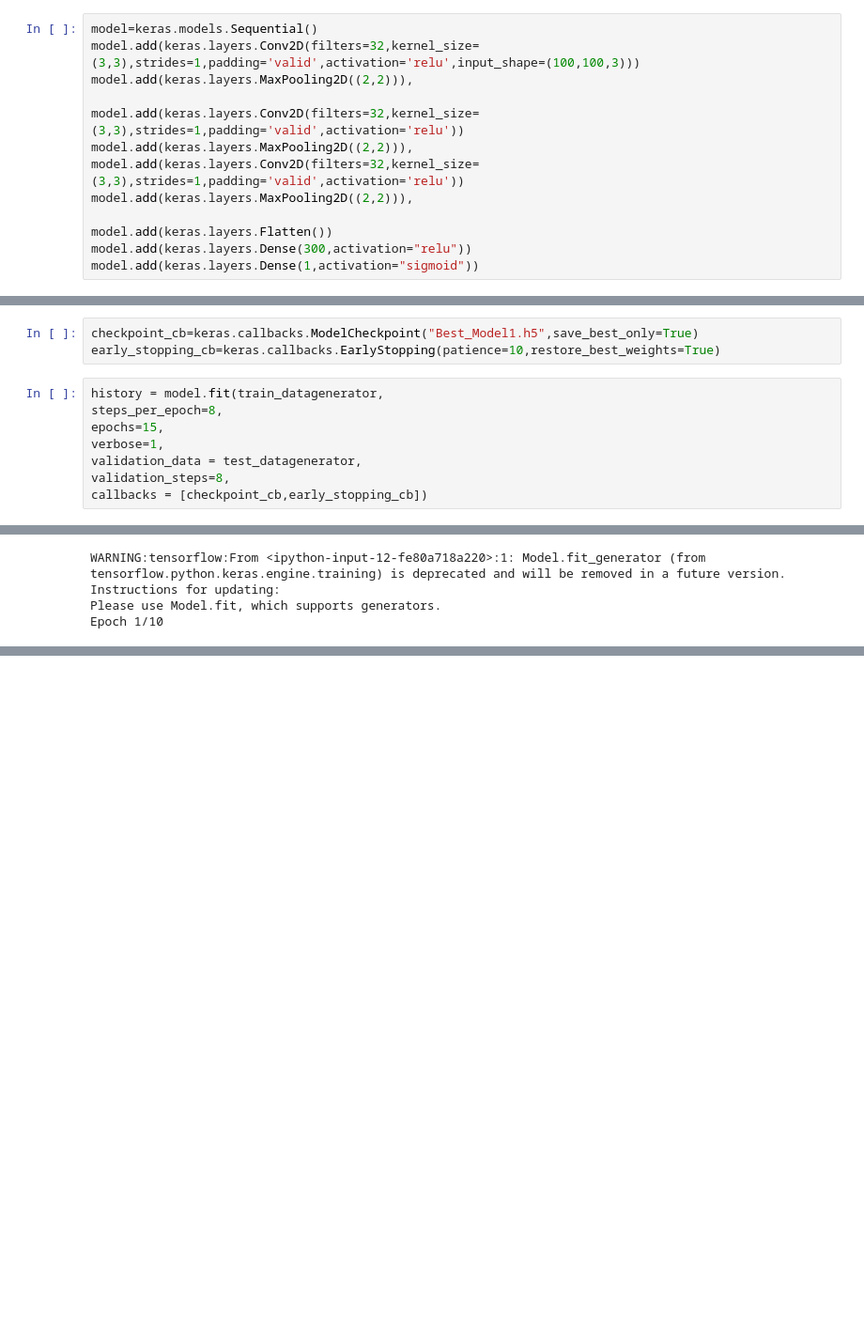
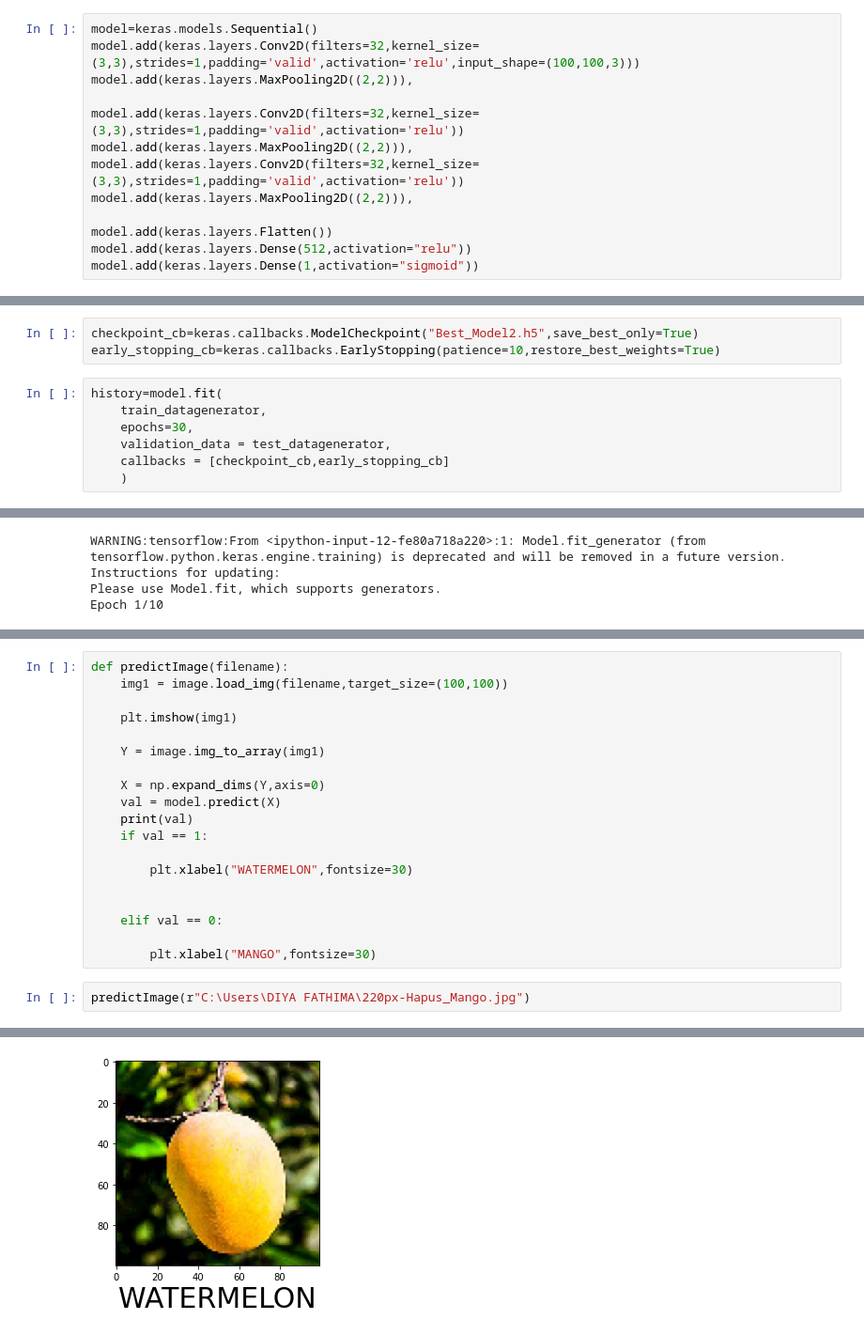
Before and after one commit to Sumayya-pa/GreenLens, a Jupyter notebook: BFH ML Project-checkpoint.ipynb, the cells around one changed output, grey strips where cells are left out. Shown at 94% size. Cells and saved outputs as stored; diff of their text form; blank space fills up the shorter version.

```diff
--- a/BFH ML Project-checkpoint.ipynb
+++ b/BFH ML Project-checkpoint.ipynb
@@ -38,7 +39,7 @@ model.add(keras.layers.Conv2D(filters=32,kernel_size=(3,3),strides=1,padding='va
 model.add(keras.layers.MaxPooling2D((2,2))),
 
 model.add(keras.layers.Flatten())
-model.add(keras.layers.Dense(300,activation="relu"))
+model.add(keras.layers.Dense(512,activation="relu"))
 model.add(keras.layers.Dense(1,activation="sigmoid"))
 # %%
 print(model.summary())
@@ -67,14 +68,13 @@ model.compile(loss='binary_crossentropy',
 # %%
 class_names=["Mango","Watermelon"]
 # %%
-checkpoint_cb=keras.callbacks.ModelCheckpoint("Best_Model1.h5",save_best_only=True)
+checkpoint_cb=keras.callbacks.ModelCheckpoint("Best_Model2.h5",save_best_only=True)
 early_stopping_cb=keras.callbacks.EarlyStopping(patience=10,restore_best_weights=True)
 # %%
-history = model.fit(train_datagenerator,
-steps_per_epoch=8,
-epochs=15,
-verbose=1,
-validation_data = test_datagenerator,
-validation_steps=8,
-callbacks = [checkpoint_cb,early_stopping_cb])
+history=model.fit(
+    train_datagenerator,
+    epochs=30,
+    validation_data = test_datagenerator,
+    callbacks = [checkpoint_cb,early_stopping_cb]
+    )
 # %% [output]
@@ -124,0 +166,22 @@ verbose=1)
+# %%
+def predictImage(filename):
+    img1 = image.load_img(filename,target_size=(100,100))
+
+    plt.imshow(img1)
+
+    Y = image.img_to_array(img1)
+
+    X = np.expand_dims(Y,axis=0)
+    val = model.predict(X)
+    print(val)
+    if val == 1:
+
+        plt.xlabel("WATERMELON",fontsize=30)
+
+
+    elif val == 0:
+
+        plt.xlabel("MANGO",fontsize=30)
+# %%
+predictImage(r"C:\Users\DIYA FATHIMA\220px-Hapus_Mango.jpg")
+# %% [output]
@@ -124,0 +189 @@ verbose=1)
+[figure, added]
```
Also changed, not shown: parts of 10 cells of this notebook.
